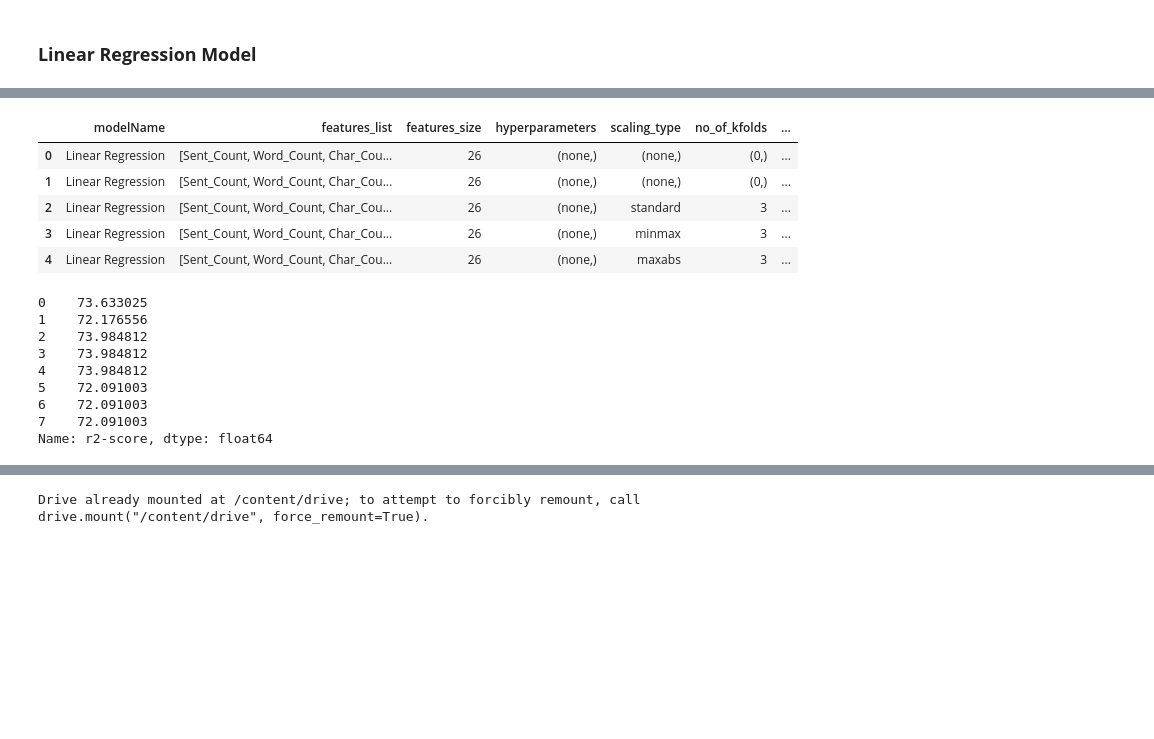
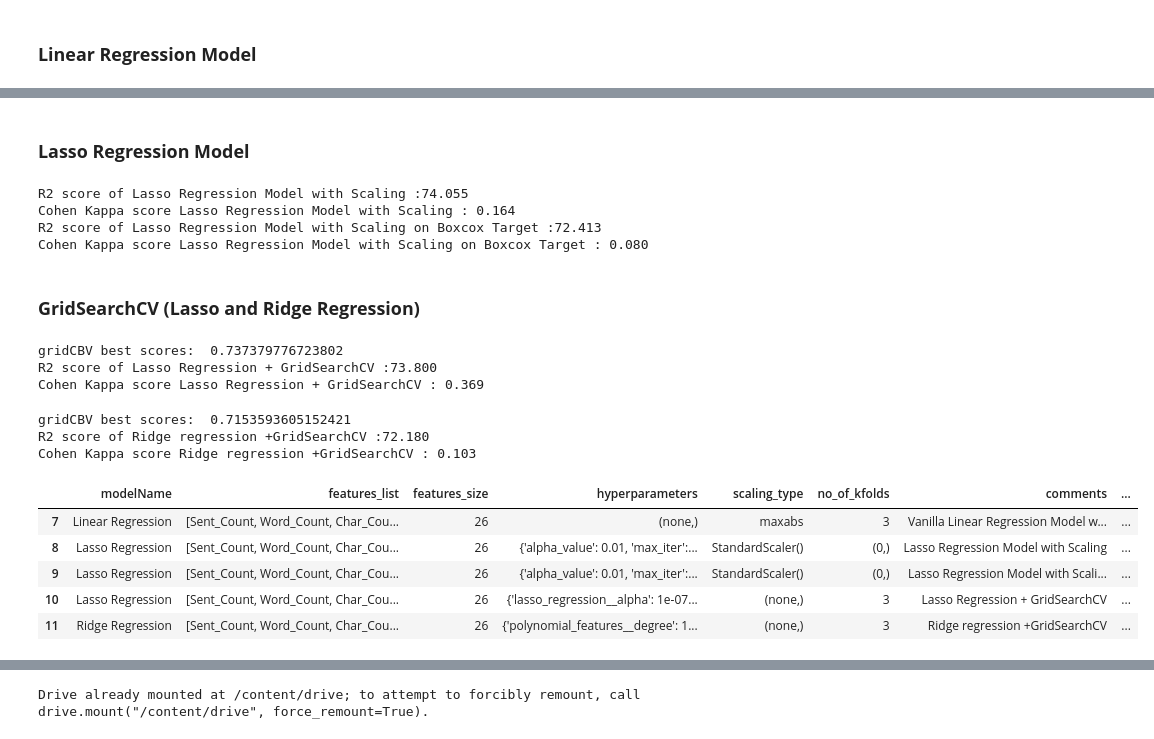
Before and after one commit to mustafabawany/IntelliTech, a Jupyter notebook: Model_Training.ipynb, the cells around one changed output, grey strips where cells are left out. Cells and saved outputs as stored; diff of their text form; code cells hidden in the pictures; blank space fills up the shorter version.

Commit message:
GridCV and Forward Feature Selection

```diff
--- a/Model_Training.ipynb
+++ b/Model_Training.ipynb
@@ -200,0 +174,2 @@ Significantly more normally distributed (according to p value) than the other tw
+# %%
+log_df = pd.DataFrame(columns = ['modelName', 'features_list', 'features_size', 'hyperparameters', 'scaling_type', 'no_of_kfolds','comments','r2-score', 'cohen_kappa_score'])
@@ -226,21 +319,46 @@ data_logger.linearRegression_scaling(X,boxcox_score,3)
+# %% [markdown]
+### **Lasso Regression Model**
+# %%
+#scaling
+data_logger = Logger_Regression("Lasso Regression", list(X.columns), len(list(X.columns)))
+data_logger.set_comment("Lasso Regression Model with Scaling")
+data_logger.lasso_regression_scaling(X,y,3)
+
+#scaling plus boxcox
+data_logger = Logger_Regression("Lasso Regression", list(X.columns), len(list(X.columns)))
+data_logger.set_comment("Lasso Regression Model with Scaling on Boxcox Target")
+data_logger.lasso_regression_scaling(X,boxcox_score,3)
+# %% [output]
+R2 score of Lasso Regression Model with Scaling :74.055
+Cohen Kappa score Lasso Regression Model with Scaling : 0.164
+R2 score of Lasso Regression Model with Scaling on Boxcox Target :72.413
+Cohen Kappa score Lasso Regression Model with Scaling on Boxcox Target : 0.080
+# %% [markdown]
+### **GridSearchCV (Lasso and Ridge Regression)**
+# %%
+#Lasso regression
+data_logger = Logger_Regression("Lasso Regression", list(X.columns), len(list(X.columns)))
+data_logger.set_comment("Lasso Regression + GridSearchCV")
+data_logger.gridSearchCV(X,y,"Lasso")
+# %% [output]
+gridCBV best scores:  0.737379776723802
+R2 score of Lasso Regression + GridSearchCV :73.800
+Cohen Kappa score Lasso Regression + GridSearchCV : 0.369
+# %%
+#Ridge regression
+data_logger = Logger_Regression("Ridge Regression", list(X.columns), len(list(X.columns)))
+data_logger.set_comment("Ridge regression +GridSearchCV")
+data_logger.gridSearchCV(X,boxcox_score,"Ridge")
+# %% [output]
+gridCBV best scores:  0.7153593605152421
+R2 score of Ridge regression +GridSearchCV :72.180
+Cohen Kappa score Ridge regression +GridSearchCV : 0.103
 # %%
-log_df.head()
+log_df.tail()
 # %% [output]
-|  | modelName | features_list | features_size | hyperparameters | scaling_type | no_of_kfolds | ... |
-| 0 | Linear Regression | [Sent_Count, Word_Count, Char_Cou... | 26 | (none,) | (none,) | (0,) | ... |
-| 1 | Linear Regression | [Sent_Count, Word_Count, Char_Cou... | 26 | (none,) | (none,) | (0,) | ... |
-| 2 | Linear Regression | [Sent_Count, Word_Count, Char_Cou... | 26 | (none,) | standard | 3 | ... |
-| 3 | Linear Regression | [Sent_Count, Word_Count, Char_Cou... | 26 | (none,) | minmax | 3 | ... |
-| 4 | Linear Regression | [Sent_Count, Word_Count, Char_Cou... | 26 | (none,) | maxabs | 3 | ... |
+|  | modelName | features_list | features_size | hyperparameters | scaling_type | no_of_kfolds | comments | ... |
+| 7 | Linear Regression | [Sent_Count, Word_Count, Char_Cou... | 26 | (none,) | maxabs | 3 | Vanilla Linear Regression Model w... | ... |
+| 8 | Lasso Regression | [Sent_Count, Word_Count, Char_Cou... | 26 | {'alpha_value': 0.01, 'max_iter':... | StandardScaler() | (0,) | Lasso Regression Model with Scaling | ... |
+| 9 | Lasso Regression | [Sent_Count, Word_Count, Char_Cou... | 26 | {'alpha_value': 0.01, 'max_iter':... | StandardScaler() | (0,) | Lasso Regression Model with Scali... | ... |
+| 10 | Lasso Regression | [Sent_Count, Word_Count, Char_Cou... | 26 | {'lasso_regression__alpha': 1e-07... | (none,) | 3 | Lasso Regression + GridSearchCV | ... |
+| 11 | Ridge Regression | [Sent_Count, Word_Count, Char_Cou... | 26 | {'polynomial_features__degree': 1... | (none,) | 3 | Ridge regression +GridSearchCV | ... |
-# %%
-log_df['r2-score'].head(10)
-# %% [output]
-0    73.633025
-1    72.176556
-2    73.984812
-3    73.984812
-4    73.984812
-5    72.091003
-6    72.091003
-7    72.091003
-Name: r2-score, dtype: float64
```
Also changed, not shown: parts of 28 cells of this notebook, 1 other file.
